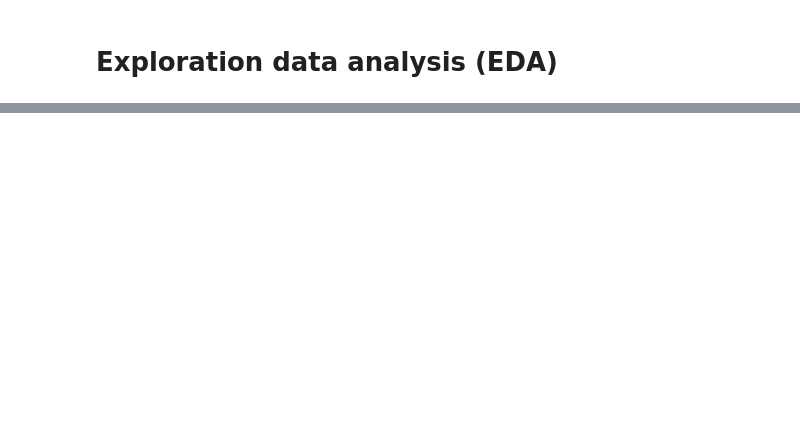
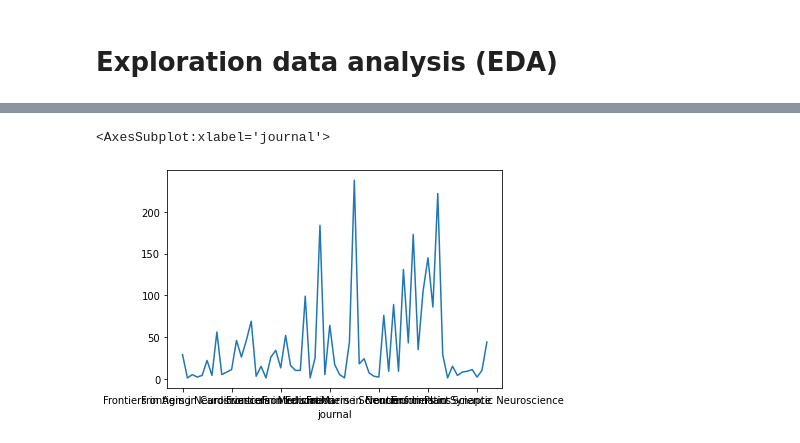
Before and after one commit to opertifelipe/frontiers, a Jupyter notebook: notebooks/Untitled.ipynb, the cells around one changed output, grey strips where cells are left out. Drawn from its saved outputs; the diff is of its cells as text; code cells hidden in the pictures; blank space fills up the shorter version.

```diff
--- a/notebooks/Untitled.ipynb
+++ b/notebooks/Untitled.ipynb
@@ -73,0 +95,2 @@ for i, row in df.iterrows():
+# %%
+df_remove_keywords_unknown = df[df["keywords_len"] <=8]
@@ -73,0 +106,5 @@ for i, row in df.iterrows():
+# %%
+df_remove_keywords_unknown.groupby(["journal"]).size().plot()
+# %% [output]
+<AxesSubplot:xlabel='journal'>
+[figure, added]
```
Also changed, not shown: parts of 52 cells of this notebook.
